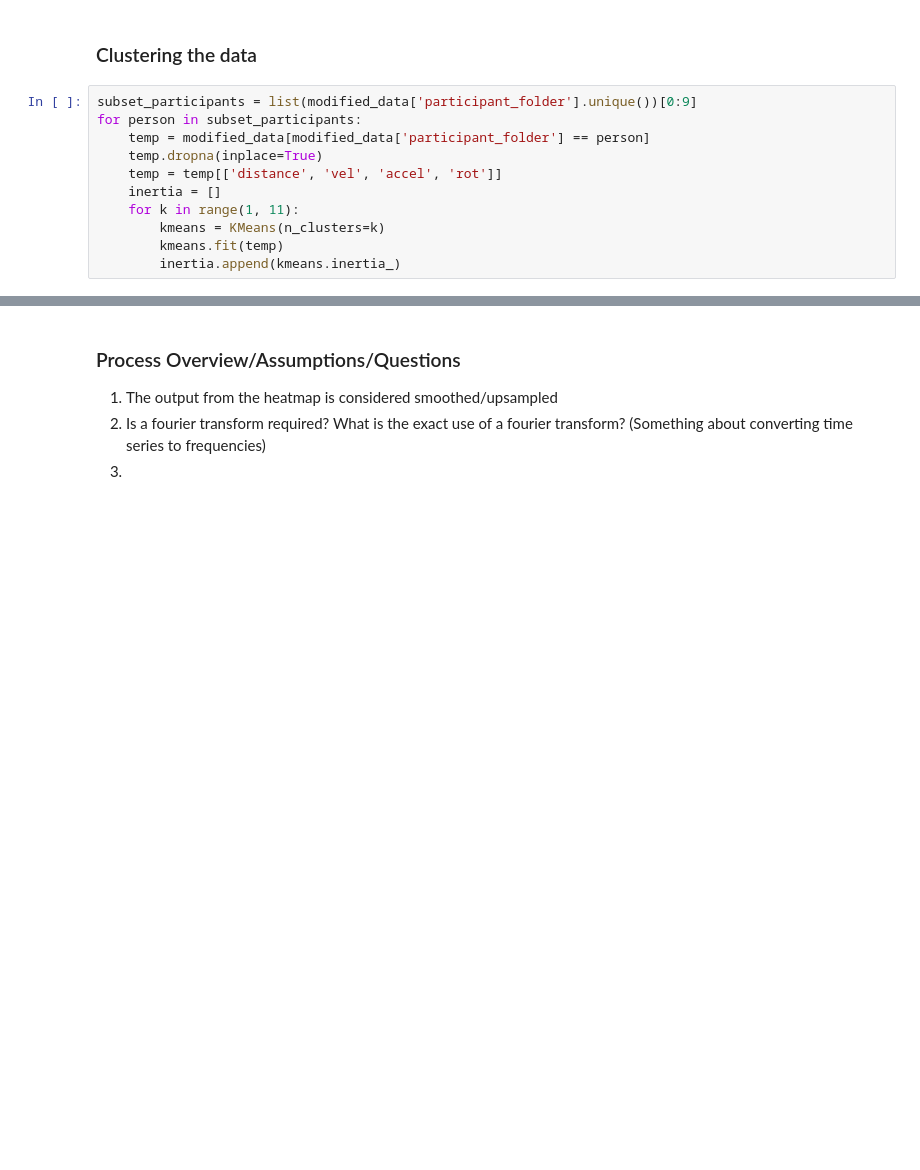
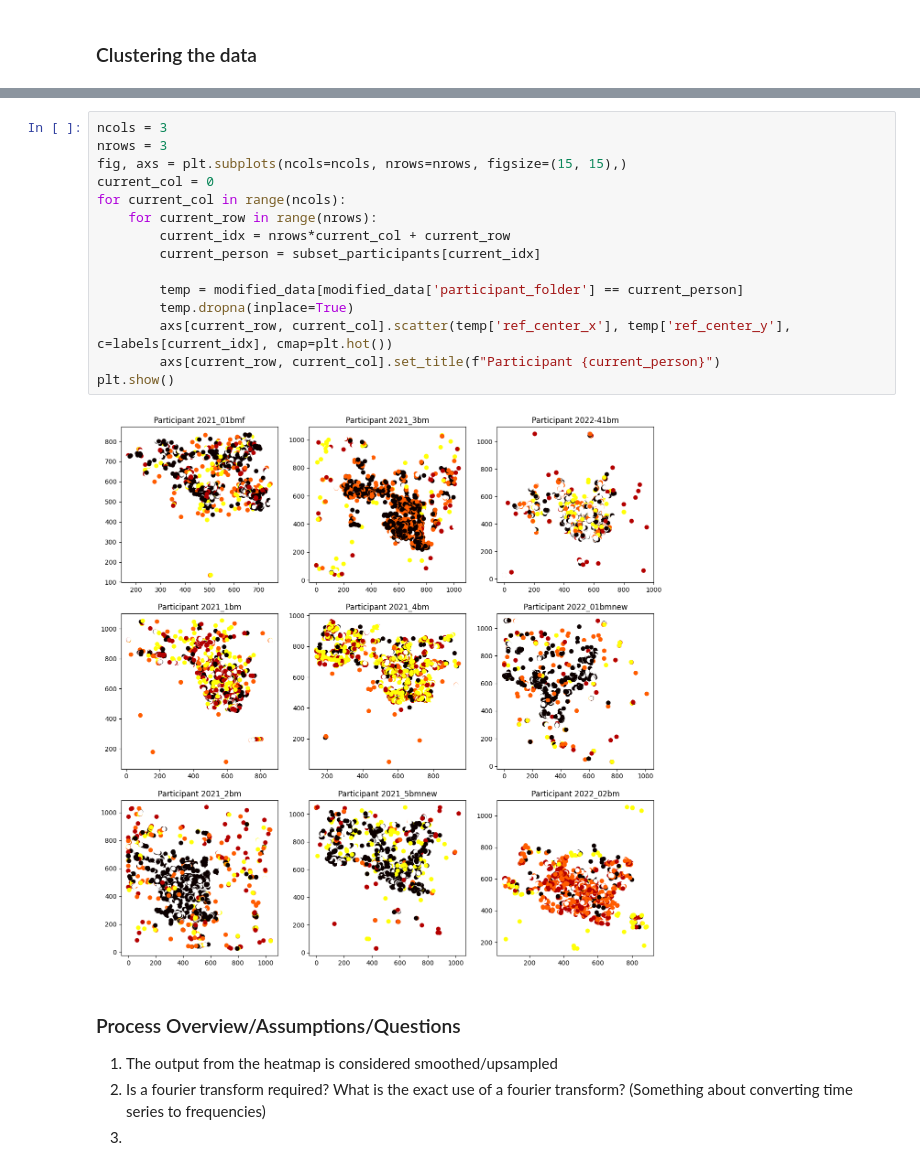
Before and after one commit to nogibjj/Tracking-Gazes-on-Museum-Pieces-Data-Plus, a Jupyter notebook: fixation-saccade-analysis/cluster_fix.ipynb, the cells around one changed output, grey strips where cells are left out. Cells and saved outputs as stored; diff of their text form; blank space fills up the shorter version.

```diff
--- a/fixation-saccade-analysis/cluster_fix.ipynb
+++ b/fixation-saccade-analysis/cluster_fix.ipynb
@@ -148,14 +117,3 @@ modified_data.head()
 | 4 | 1638871076506757336 | 2021_01bmf | 502 | 561 | 0.079605 | 0.104974 | 0.049831 | ... |
 # %% [markdown]
 ### Clustering the data
-# %%
-subset_participants = list(modified_data['participant_folder'].unique())[0:9]
-for person in subset_participants:
-    temp = modified_data[modified_data['participant_folder'] == person]
-    temp.dropna(inplace=True)
-    temp = temp[['distance', 'vel', 'accel', 'rot']]
-    inertia = []
-    for k in range(1, 11):
-        kmeans = KMeans(n_clusters=k)
-        kmeans.fit(temp)
-        inertia.append(kmeans.inertia_)
@@ -211,3 +182,20 @@ for idx, dataset in enumerate(X):
+# %%
+ncols = 3
+nrows = 3
+fig, axs = plt.subplots(ncols=ncols, nrows=nrows, figsize=(15, 15),)
+current_col = 0
+for current_col in range(ncols):
+    for current_row in range(nrows):
+        current_idx = nrows*current_col + current_row
+        current_person = subset_participants[current_idx]
+
+        temp = modified_data[modified_data['participant_folder'] == current_person]
+        temp.dropna(inplace=True)
+        axs[current_row, current_col].scatter(temp['ref_center_x'], temp['ref_center_y'], c=labels[current_idx], cmap=plt.hot())
+        axs[current_row, current_col].set_title(f"Participant {current_person}")
+plt.show()
+# %% [output]
+[figure, added]
 # %% [markdown]
 ### Process Overview/Assumptions/Questions
 1. The output from the heatmap is considered smoothed/upsampled
```
Also changed, not shown: parts of 8 cells of this notebook, 1 other file.
